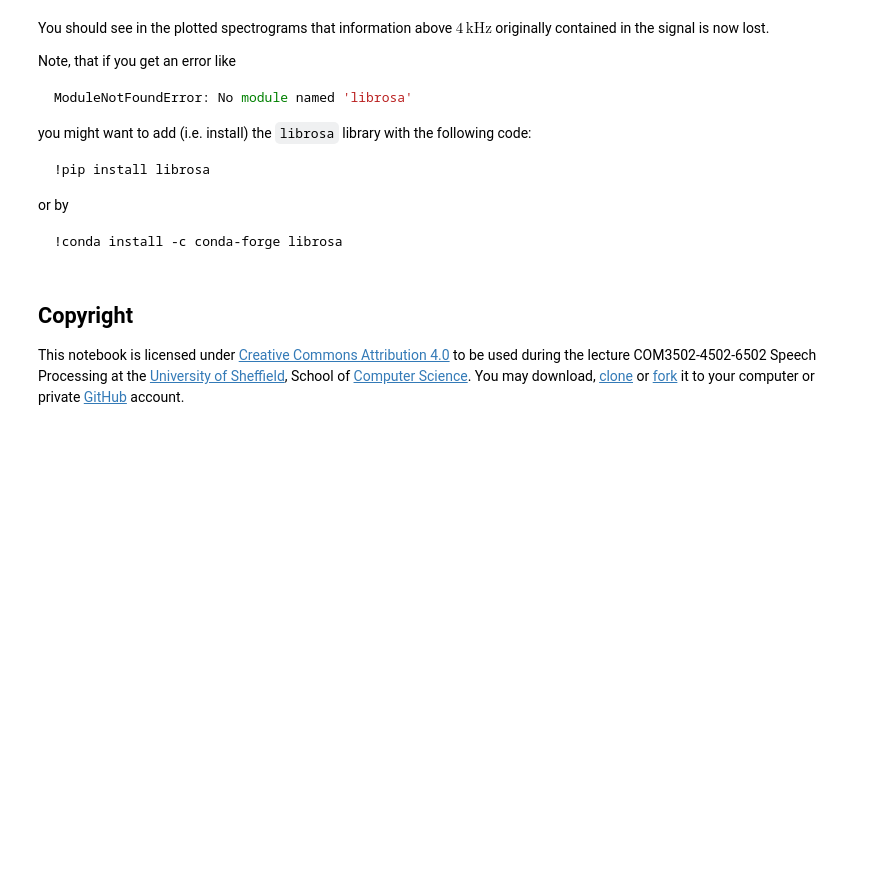
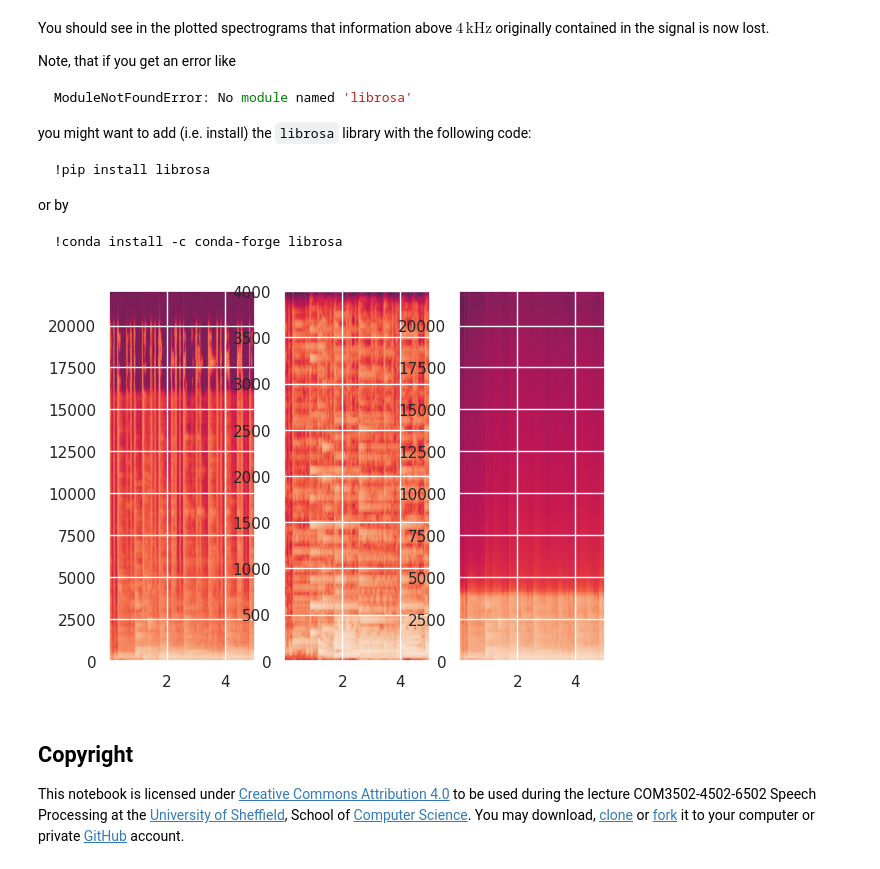
Before and after one commit to lucyshef/speech-processing, a Jupyter notebook: Lab-Sheet-2/Lab-Sheet-2.ipynb, the cells around one changed output. Drawn from its saved outputs; the diff is of its cells as text; code cells hidden in the pictures; blank space fills up the shorter version.

```diff
--- a/Lab-Sheet-2/Lab-Sheet-2.ipynb
+++ b/Lab-Sheet-2/Lab-Sheet-2.ipynb
@@ -298,4 +345,6 @@ Hint: have a look at last week's lab sheet for loading sound files.
 # your code here
 
 # load it into a variable.
-# mus_44k, fs44 = ....  # complete code here
+mus_44k, fs44 = sf.read("music_44k.wav")  # complete code here
+
+# print(fs44)
@@ -317,17 +368,24 @@ or by
 # %%
 #!pip install librosa
 # uncomment the previous line for one run if librosa is not yet installed
 
 import librosa         # we will use librosa here for resampling
 
-#mus_8k = librosa.resample(mus_44k, fs44, 8000); # resample to 8 kHz
+
+mus_8k = librosa.resample(mus_44k, orig_sr=fs44, target_sr=8000) # resample to 8 kHz
 # .....     # resample back to 44.1 kHz
+mus_44k_new = librosa.resample(mus_8k, orig_sr=8000, target_sr=fs44)
+
 
 # compare in terms of spectrograms
-plt.subplot(1,2,1)
-#plt.specgram(mus_44k, Fs=fs44);
-plt.subplot(1,2,2)
-#plt.specgram(mus_44k_2, Fs=fs44);
+plt.subplot(1,3,1)
+plt.specgram(mus_44k, Fs=fs44);
+plt.subplot(1,3,2)
+plt.specgram(mus_8k, Fs=8000);
+plt.subplot(1,3,3)
+plt.specgram(mus_44k_new, Fs=fs44);
+# %% [output]
+[figure, added]
 # %% [markdown]
 ## Copyright
 
```
Also changed, not shown: parts of 9 cells of this notebook, 3 other files.
